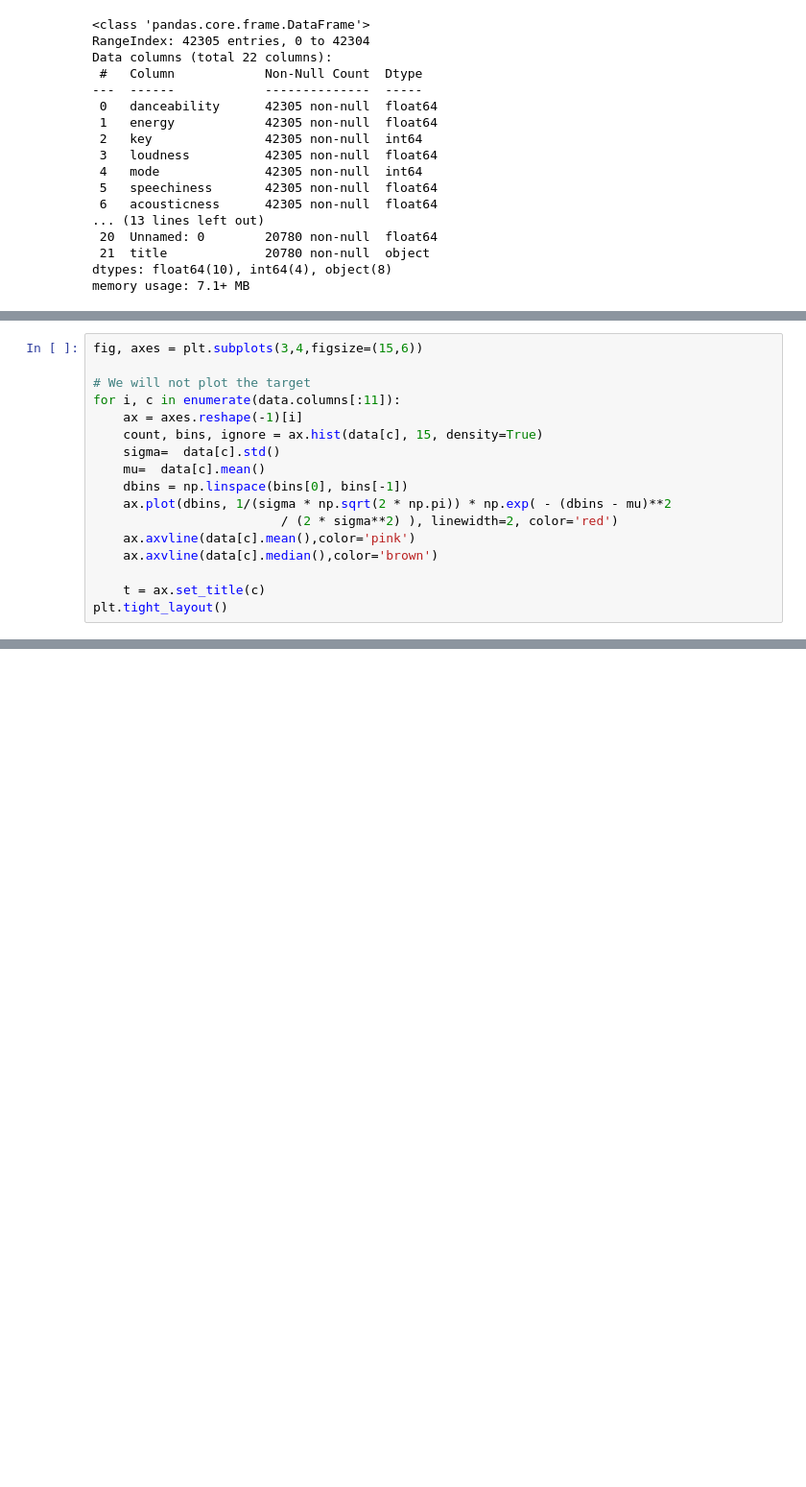
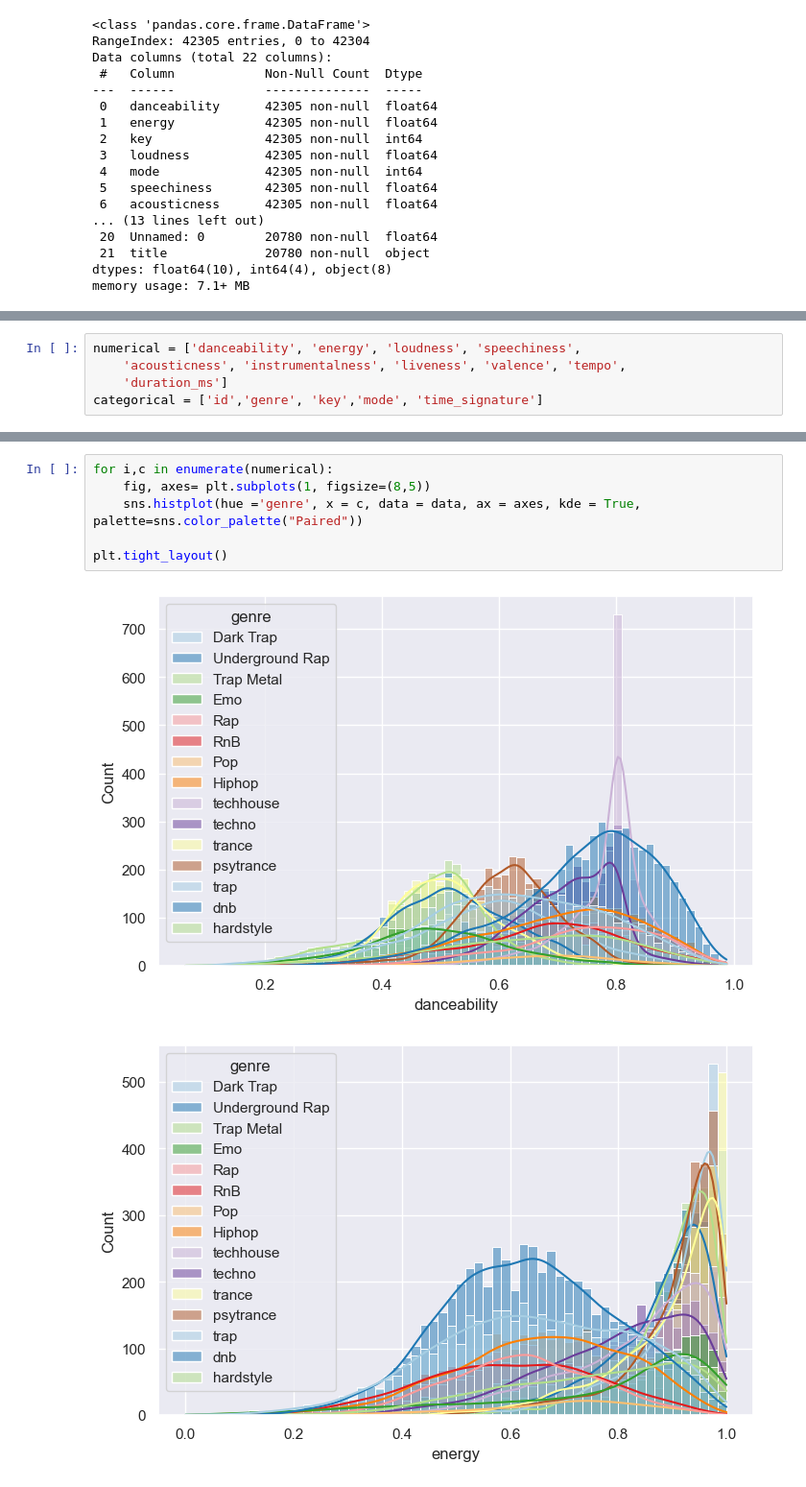
Before and after one commit to miriam-mendez/ML-Spotify, a Jupyter notebook: spotify.ipynb, the cells around one changed output, grey strips where cells are left out. Shown at 96% size. Cells and saved outputs as stored; diff of their text form; blank space fills up the shorter version.

```diff
--- a/spotify.ipynb
+++ b/spotify.ipynb
@@ -135,17 +71,0 @@ plt.show();
-# %%
-fig, axes = plt.subplots(3,4,figsize=(15,6))
-
-# We will not plot the target
-for i, c in enumerate(data.columns[:11]):
-    ax = axes.reshape(-1)[i]
-    count, bins, ignore = ax.hist(data[c], 15, density=True)
-    sigma=  data[c].std()
-    mu=  data[c].mean()
-    dbins = np.linspace(bins[0], bins[-1])
-    ax.plot(dbins, 1/(sigma * np.sqrt(2 * np.pi)) * np.exp( - (dbins - mu)**2
-                         / (2 * sigma**2) ), linewidth=2, color='red')
-    ax.axvline(data[c].mean(),color='pink')
-    ax.axvline(data[c].median(),color='brown')
-
-    t = ax.set_title(c)
-plt.tight_layout()
@@ -153,0 +101,5 @@ plt.tight_layout()
+# %%
+numerical = ['danceability', 'energy', 'loudness', 'speechiness',
+    'acousticness', 'instrumentalness', 'liveness', 'valence', 'tempo',
+    'duration_ms']
+categorical = ['id','genre', 'key','mode', 'time_signature']
@@ -153,0 +131,9 @@ plt.tight_layout()
+# %%
+for i,c in enumerate(numerical):
+    fig, axes= plt.subplots(1, figsize=(8,5))
+    sns.histplot(hue ='genre', x = c, data = data, ax = axes, kde = True, palette=sns.color_palette("Paired"))
+
+plt.tight_layout()
+# %% [output]
+[figure, added]
+[figure, added]
```
Also changed, not shown: parts of 73 cells of this notebook, 7 other files.
